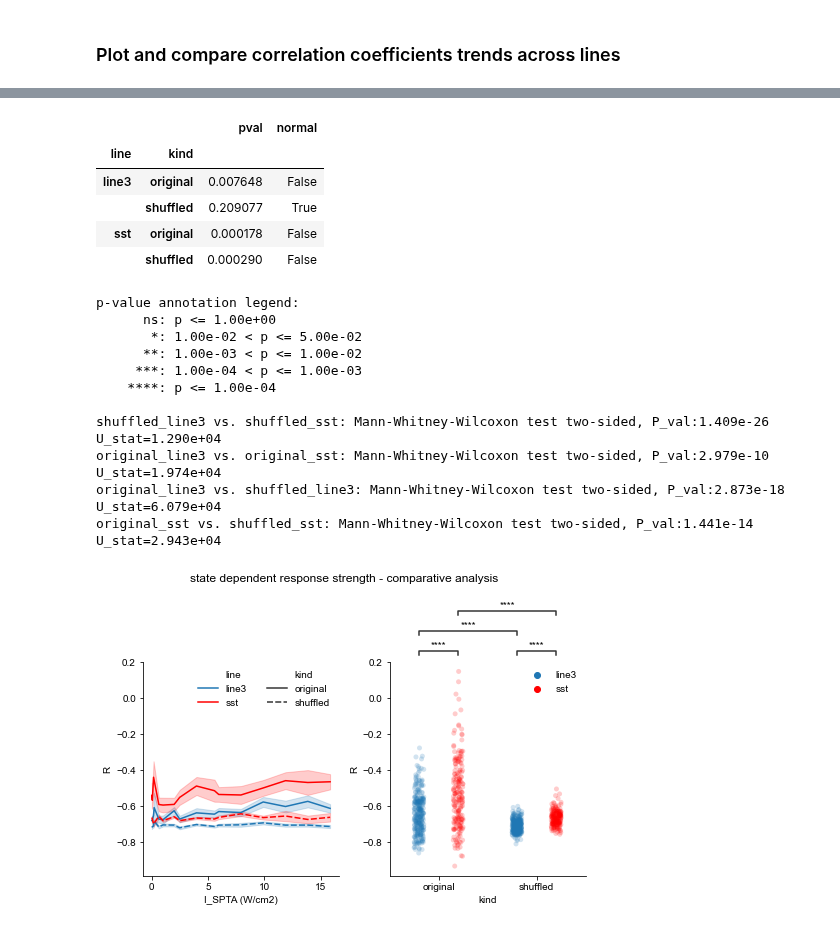
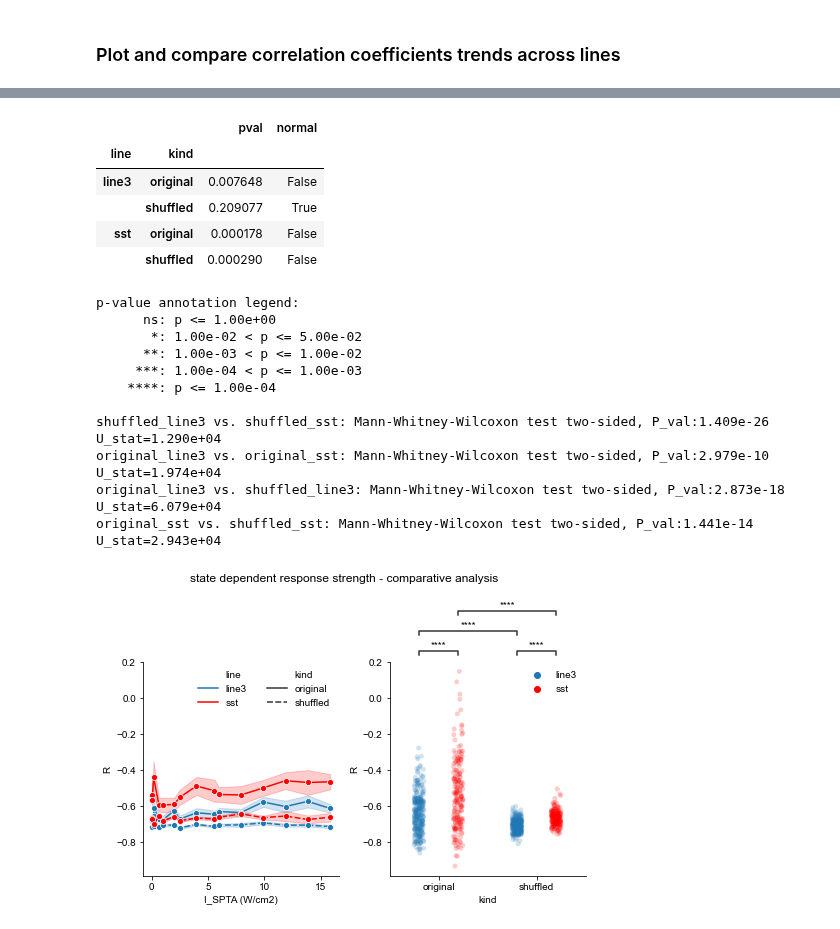
Before and after one commit to shohamlab/usnm2p, a Jupyter notebook: compare_statedeps.ipynb, the cells around one changed output, grey strips where cells are left out. Drawn from its saved outputs; the diff is of its cells as text; code cells hidden in the pictures.

```diff
--- a/compare_statedeps.ipynb
+++ b/compare_statedeps.ipynb
@@ -89,6 +89,7 @@ sns.lineplot(
     style='kind',
     palette=Palette.LINE,
     errorbar='se',
+    marker='o',
 )
 axes[0].legend(frameon=False, ncols=2)
 
@@ -155,18 +156,18 @@ figs['corrcoeff comparison'].tight_layout()
 |  |  | pval | normal |
 | line | kind |  |  |
 | line3 | original | 0.007648 | False |
 |  | shuffled | 0.209077 | True |
 | sst | original | 0.000178 | False |
 |  | shuffled | 0.000290 | False |
 p-value annotation legend:
       ns: p <= 1.00e+00
        *: 1.00e-02 < p <= 5.00e-02
       **: 1.00e-03 < p <= 1.00e-02
      ***: 1.00e-04 < p <= 1.00e-03
     ****: p <= 1.00e-04
 
 shuffled_line3 vs. shuffled_sst: Mann-Whitney-Wilcoxon test two-sided, P_val:1.409e-26 U_stat=1.290e+04
 original_line3 vs. original_sst: Mann-Whitney-Wilcoxon test two-sided, P_val:2.979e-10 U_stat=1.974e+04
 original_line3 vs. shuffled_line3: Mann-Whitney-Wilcoxon test two-sided, P_val:2.873e-18 U_stat=6.079e+04
 original_sst vs. shuffled_sst: Mann-Whitney-Wilcoxon test two-sided, P_val:1.441e-14 U_stat=2.943e+04
-[figure, old version]
+[figure, new version]
```
Also changed, not shown: parts of 1 cell of this notebook, 4 other files.
